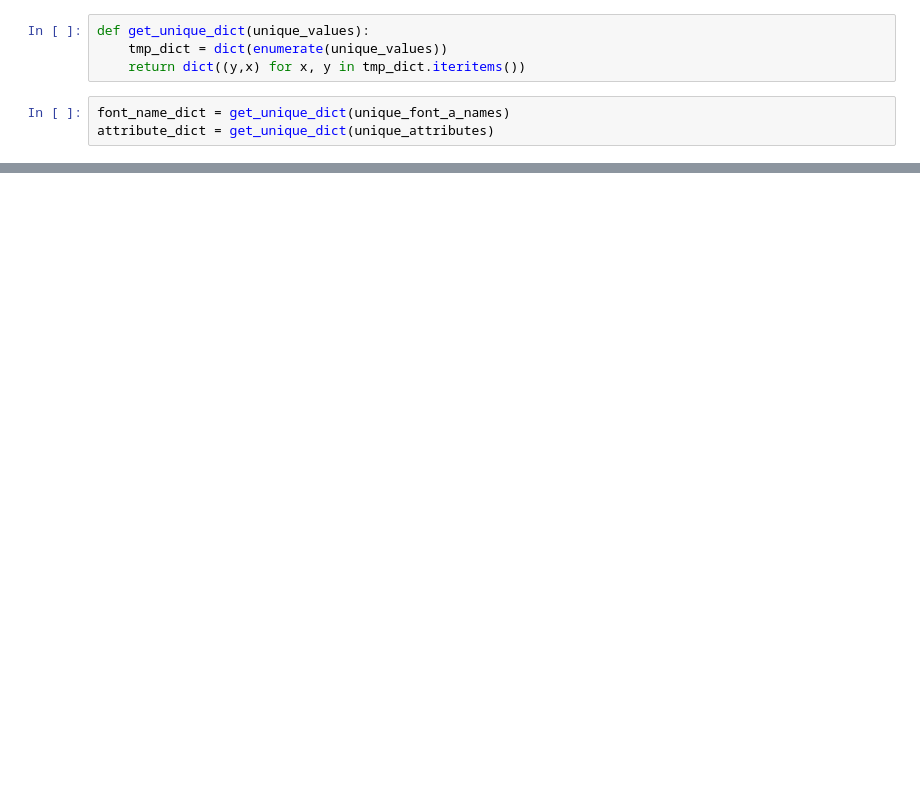
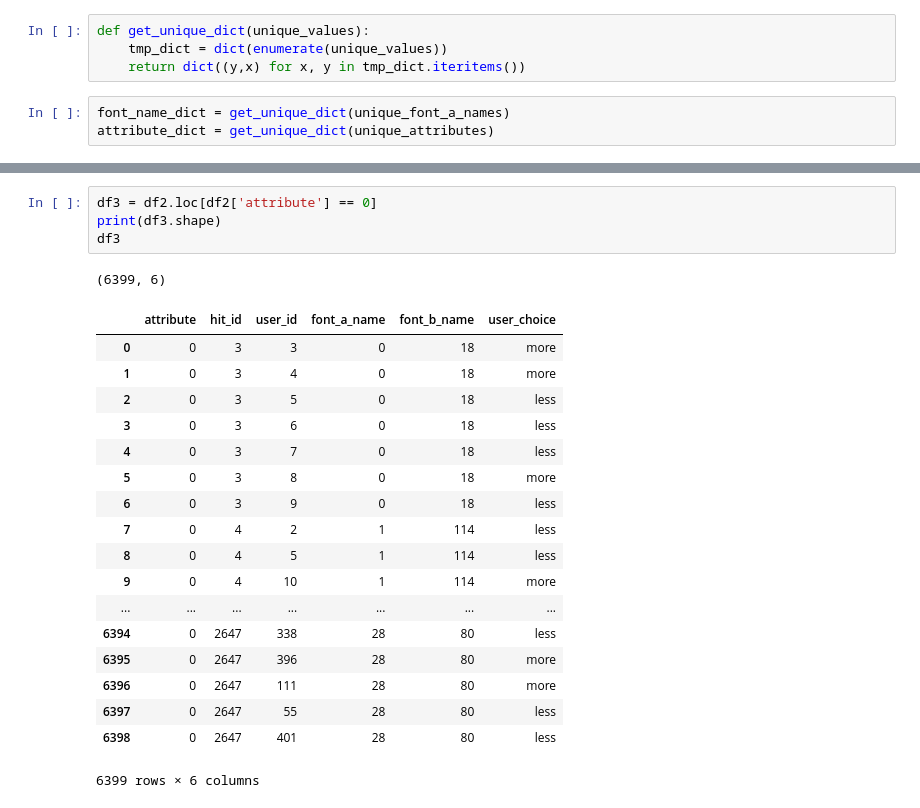
Before and after one commit to ahorjia/FontClassifier, a Jupyter notebook: Attributes/attribute/Process User Choices.ipynb, the cells around one changed output, grey strips where cells are left out. Cells and saved outputs as stored; diff of their text form; blank space fills up the shorter version.

```diff
--- a/Attributes/attribute/Process User Choices.ipynb
+++ b/Attributes/attribute/Process User Choices.ipynb
@@ -38,0 +107,24 @@ df2.head()
+# %%
+df3 = df2.loc[df2['attribute'] == 0]
+print(df3.shape)
+df3
+# %% [output]
+(6399, 6)
+|  | attribute | hit_id | user_id | font_a_name | font_b_name | user_choice |
+| 0 | 0 | 3 | 3 | 0 | 18 | more |
+| 1 | 0 | 3 | 4 | 0 | 18 | more |
+| 2 | 0 | 3 | 5 | 0 | 18 | less |
+| 3 | 0 | 3 | 6 | 0 | 18 | less |
+| 4 | 0 | 3 | 7 | 0 | 18 | less |
+| 5 | 0 | 3 | 8 | 0 | 18 | more |
+| 6 | 0 | 3 | 9 | 0 | 18 | less |
+| 7 | 0 | 4 | 2 | 1 | 114 | less |
+| 8 | 0 | 4 | 5 | 1 | 114 | less |
+| 9 | 0 | 4 | 10 | 1 | 114 | more |
+| ... | ... | ... | ... | ... | ... | ... |
+| 6394 | 0 | 2647 | 338 | 28 | 80 | less |
+| 6395 | 0 | 2647 | 396 | 28 | 80 | more |
+| 6396 | 0 | 2647 | 111 | 28 | 80 | more |
+| 6397 | 0 | 2647 | 55 | 28 | 80 | less |
+| 6398 | 0 | 2647 | 401 | 28 | 80 | less |
+6399 rows × 6 columns
```
Also changed, not shown: parts of 31 cells of this notebook, 4 other files.
